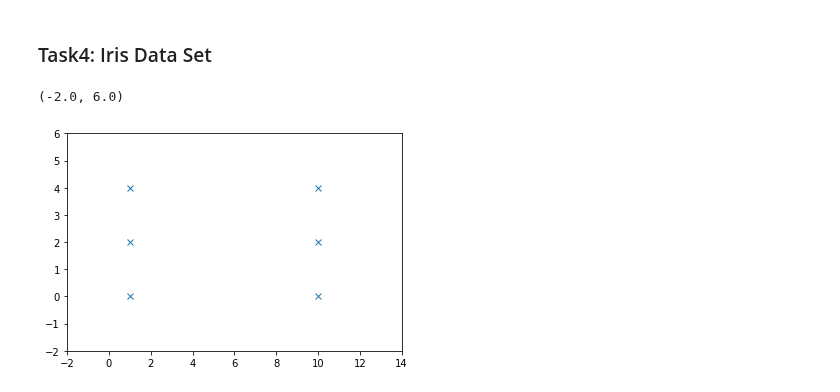
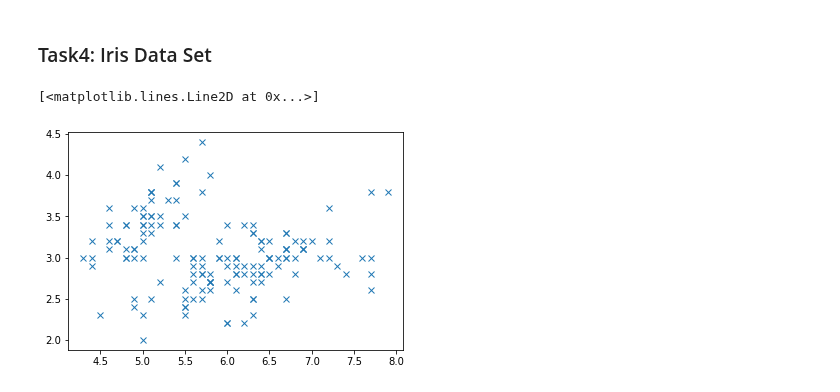
Before and after one commit to MateuszPawlowski/Emerging-Technologies, a Jupyter notebook: Tasks.ipynb, the cells around one changed output. Drawn from its saved outputs; the diff is of its cells as text; code cells hidden in the pictures.

```diff
--- a/Tasks.ipynb
+++ b/Tasks.ipynb
@@ -210,9 +209,8 @@ X = np.array([[1, 2], [1, 4], [1, 0], [10, 2], [10, 4], [10, 0]])
-# %%
-# Plot the data set.
-plt.plot(X[:,0], X[:,1], 'x')
-# Set reasonable limits.
-plt.xlim([-2,14])
-plt.ylim([-2,6])
-# %% [output]
-(-2.0, 6.0)
-[figure, removed]
+# %%
+iris = load_iris()
+irisData =iris.data
+# %%
+plt.plot(irisData[:,0], irisData[:,1], 'x')
+# %% [output]
+[<matplotlib.lines.Line2D at 0x...>]
+[figure, added]
```
Also changed, not shown: parts of 10 cells of this notebook.
